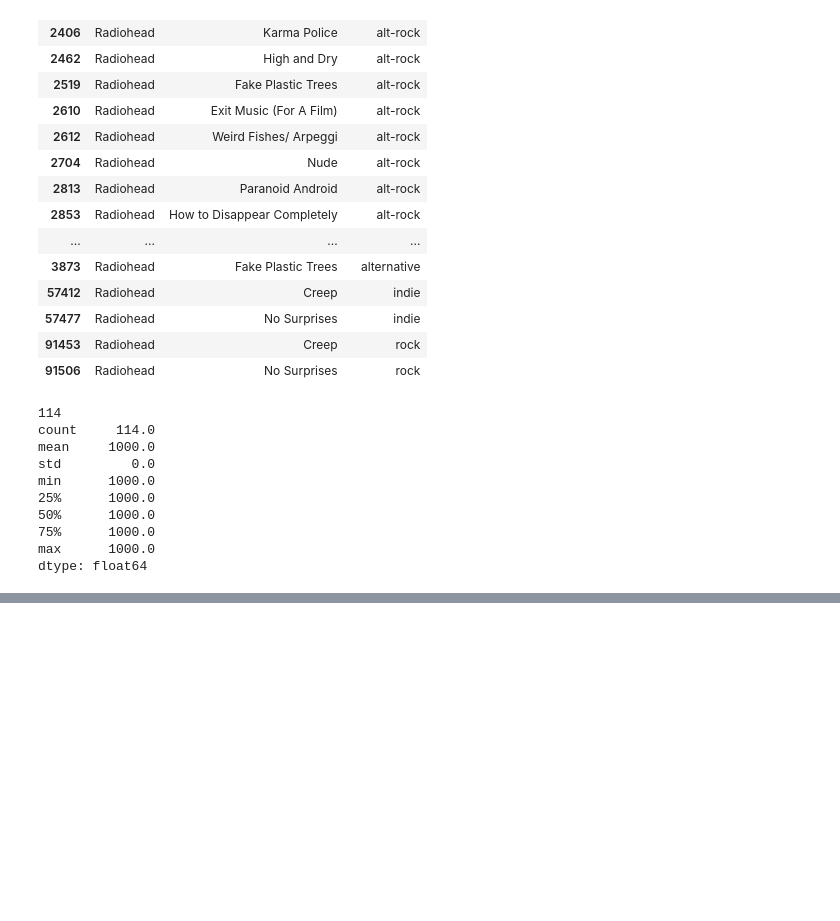
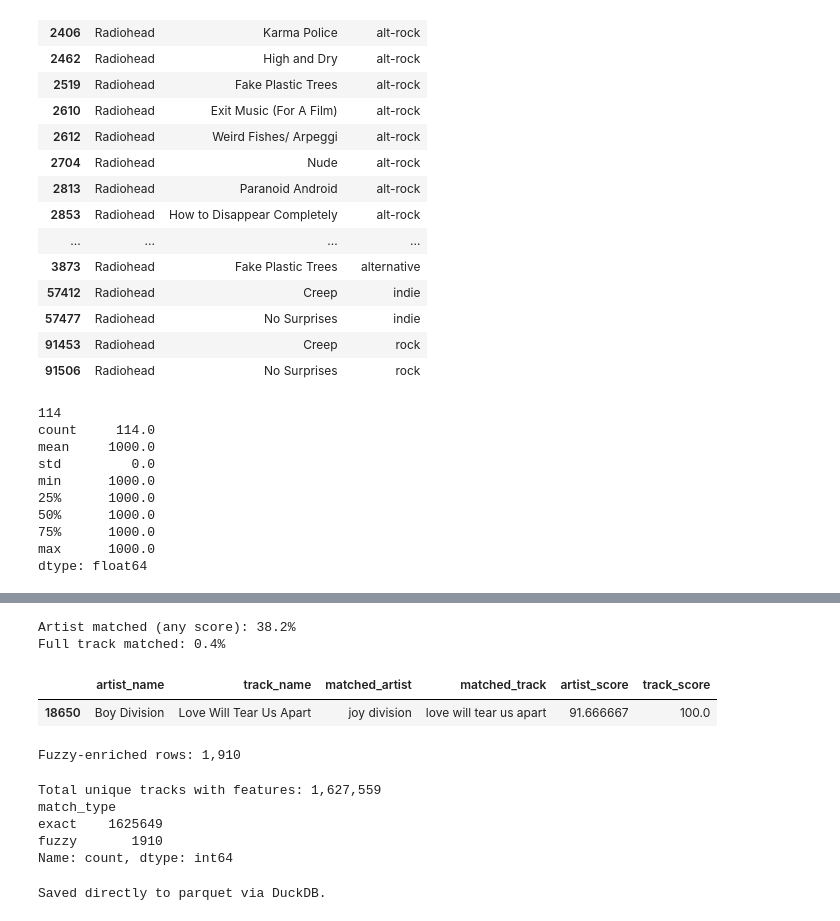
Before and after one commit to aashnology/skip-behavior-analysis, a Jupyter notebook: notebooks/02_sessionize_and_enrich.ipynb, the cells around one changed output, grey strips where cells are left out. Drawn from its saved outputs; the diff is of its cells as text; code cells hidden in the pictures; blank space fills up the shorter version.

```diff
--- a/notebooks/02_sessionize_and_enrich.ipynb
+++ b/notebooks/02_sessionize_and_enrich.ipynb
@@ -197,0 +274,72 @@ to_fuzzy_match[to_fuzzy_match['matched_track'].notna()].head(10)
+# %%
+# check artist-level match rate separately from track-level match rate
+print(f"Artist matched (any score): {to_fuzzy_match['matched_artist'].notna().mean():.1%}")
+print(f"Full track matched: {to_fuzzy_match['matched_track'].notna().mean():.1%}")
+
+# specifically check our known "Boy Division" typo case
+to_fuzzy_match[to_fuzzy_match['artist_name'] == 'Boy Division'][
+    ['artist_name', 'track_name', 'matched_artist', 'matched_track', 'artist_score', 'track_score']
+]
+# %% [output]
+Artist matched (any score): 38.2%
+Full track matched: 0.4%
+|  | artist_name | track_name | matched_artist | matched_track | artist_score | track_score |
+| 18650 | Boy Division | Love Will Tear Us Apart | joy division | love will tear us apart | 91.666667 | 100.0 |
+# %%
+# attach real audio features to the successful fuzzy matches
+fuzzy_success = to_fuzzy_match[to_fuzzy_match['matched_track'].notna()].copy()
+
+fuzzy_enriched = fuzzy_success.merge(
+    features[['artist_norm', 'track_norm', 'danceability', 'energy', 'valence',
+              'tempo', 'acousticness', 'loudness', 'popularity', 'track_genre']],
+    left_on=['matched_artist', 'matched_track'],
+    right_on=['artist_norm', 'track_norm'],
+    how='left',
+    suffixes=('', '_spotify')
+)
+
+print(f"Fuzzy-enriched rows: {len(fuzzy_enriched):,}")
+# %% [output]
+Fuzzy-enriched rows: 1,910
+# %%
+# exact matches: keep only the successfully matched rows
+exact_success = matched_exact[matched_exact['_merge'] == 'both'][
+    ['artist_name', 'track_name', 'danceability', 'energy', 'valence',
+     'tempo', 'acousticness', 'loudness', 'popularity', 'track_genre']
+].copy()
+exact_success['match_type'] = 'exact'
+
+fuzzy_final = fuzzy_enriched[
+    ['artist_name', 'track_name', 'danceability', 'energy', 'valence',
+     'tempo', 'acousticness', 'loudness', 'popularity', 'track_genre']
+].copy()
+fuzzy_final['match_type'] = 'fuzzy'
+
+all_matches = pd.concat([exact_success, fuzzy_final], ignore_index=True)
+print(f"Total unique tracks with features: {len(all_matches):,}")
+print(all_matches['match_type'].value_counts())
+# %% [output]
+Total unique tracks with features: 1,627,559
+match_type
+exact    1625649
+fuzzy       1910
+Name: count, dtype: int64
+# %%
+# register the in-memory DataFrames as DuckDB tables DuckDB can query directly
+con.register('sessionized_view', sessionized)
+con.register('all_matches_view', all_matches)
+
+# do the join in DuckDB (memory-efficient), and write straight to parquet
+con.execute("""
+    COPY (
+        SELECT s.*, m.danceability, m.energy, m.valence, m.tempo,
+               m.acousticness, m.loudness, m.popularity, m.track_genre, m.match_type
+        FROM sessionized_view s
+        LEFT JOIN all_matches_view m
+        ON s.artist_name = m.artist_name AND s.track_name = m.track_name
+    ) TO '../data/processed/enriched_events.parquet' (FORMAT PARQUET)
+""")
+
+print("Saved directly to parquet via DuckDB.")
+# %% [output]
+Saved directly to parquet via DuckDB.
```
Also changed, not shown: parts of 17 cells of this notebook.
